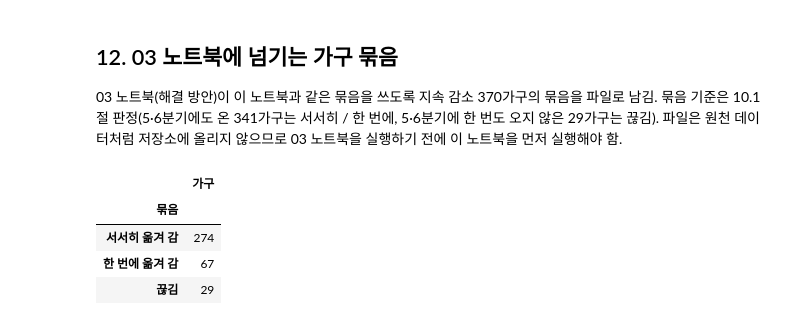
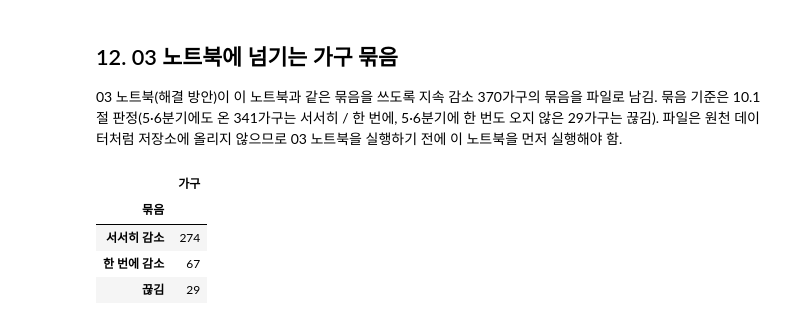
Before and after one commit to yeoldul123/my_portfolio-main, a Jupyter notebook: 02_[CRM_추세검정&매칭]_식료품_마트_이탈_방지_CRM_타기팅_분석/01_원인_탐색.ipynb, the cells around one changed output. Cells and saved outputs as stored; diff of their text form; code cells hidden in the pictures.

```diff
--- a/02_[CRM_추세검정&매칭]_식료품_마트_이탈_방지_CRM_타기팅_분석/01_원인_탐색.ipynb
+++ b/02_[CRM_추세검정&매칭]_식료품_마트_이탈_방지_CRM_타기팅_분석/01_원인_탐색.ipynb
@@ -2442,14 +2443,14 @@ with pd.option_context("display.float_format", "{:,.3f}".format, "display.max_co
 03 노트북(해결 방안)이 이 노트북과 같은 묶음을 쓰도록 지속 감소 370가구의 묶음을 파일로 남김. 묶음 기준은 10.1절 판정(5·6분기에도 온 341가구는 서서히 / 한 번에, 5·6분기에 한 번도 오지 않은 29가구는 끊김). 파일은 원천 데이터처럼 저장소에 올리지 않으므로 03 노트북을 실행하기 전에 이 노트북을 먼저 실행해야 함.
 # %%
 # 지속 감소 가구 묶음 저장 (03 노트북에서 읽음)
-labels = live[shape_col].map({"서서히": "서서히 옮겨 감", "한 번에": "한 번에 옮겨 감"})
+labels = live[shape_col].map({"서서히": "서서히 감소", "한 번에": "한 번에 감소"})
 labels = pd.concat([labels, pd.Series("끊김", index=gone_shape.index)]).rename("묶음").rename_axis("household_key")
 Path("산출물").mkdir(exist_ok=True)
 labels.reset_index().to_csv("산출물/01_지속감소_가구_묶음.csv", index=False, encoding="utf-8-sig")
 labels.value_counts().to_frame("가구")
 # %% [output]
 |  | 가구 |
 | 묶음 |  |
-| 서서히 옮겨 감 | 274 |
-| 한 번에 옮겨 감 | 67 |
+| 서서히 감소 | 274 |
+| 한 번에 감소 | 67 |
 | 끊김 | 29 |
```
Also changed, not shown: parts of 3 cells of this notebook, 1 other file.
